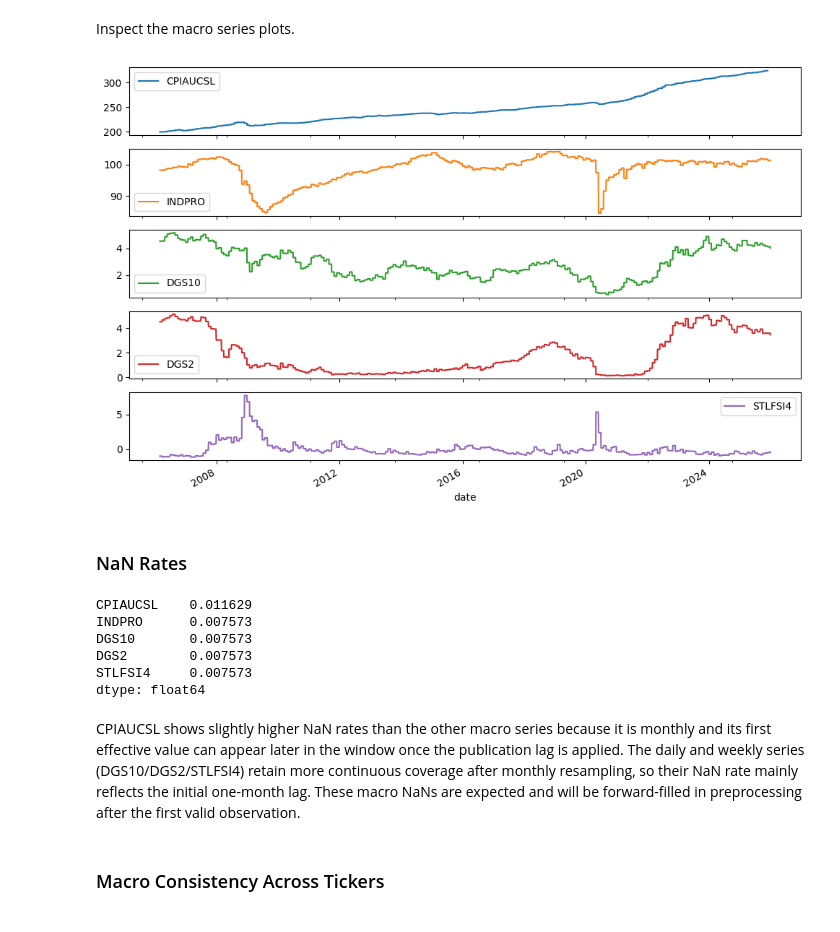
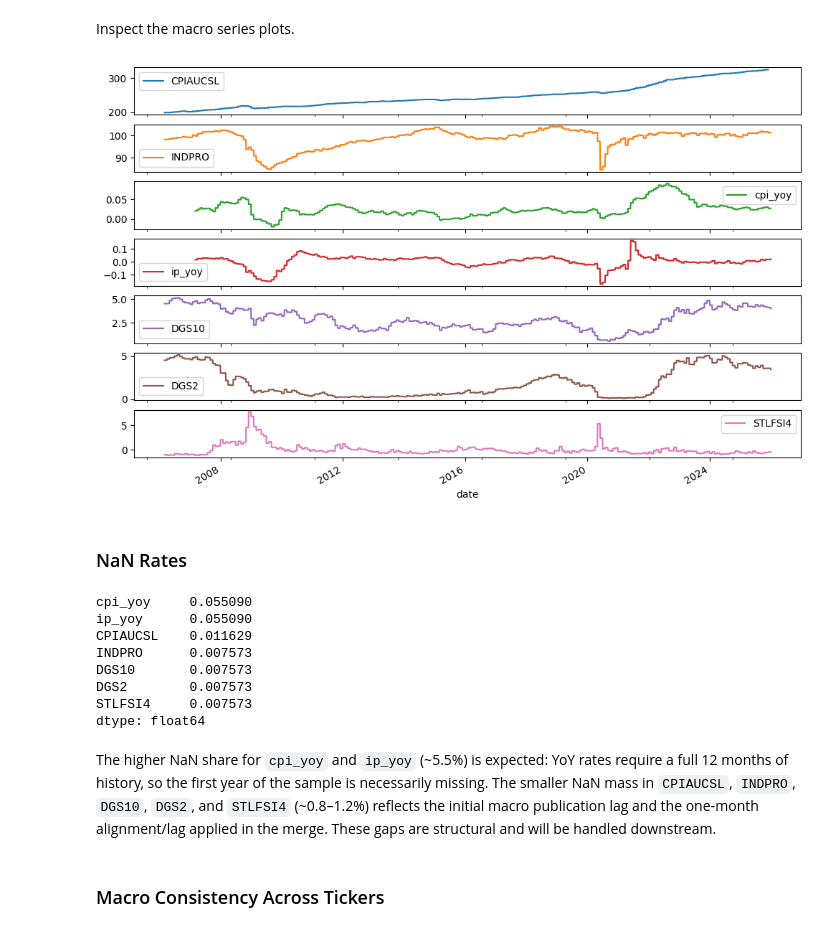
Before and after one commit to IgorDragone/hybrid-stock-prediction-thesis, a Jupyter notebook: notebooks/01_db_build.ipynb, the cells around one changed output. Drawn from its saved outputs; the diff is of its cells as text; code cells hidden in the pictures.

Commit message:
first nb done, second left

```diff
--- a/notebooks/01_db_build.ipynb
+++ b/notebooks/01_db_build.ipynb
@@ -751,20 +835,22 @@ AEP | matched rows: 5030 | ok rate: 1.00
 # %% [markdown]
 Inspect the macro series plots.
 # %%
-macro_cols = ["CPIAUCSL", "INDPRO", "DGS10", "DGS2", "STLFSI4"]
+macro_cols = ["CPIAUCSL", "INDPRO", "cpi_yoy", "ip_yoy", "DGS10", "DGS2", "STLFSI4"]
 aapl = df[df["ticker"]=="AAPL"].set_index("date")
 aapl_macro = aapl[macro_cols]
 
 aapl_macro.plot(subplots=True, figsize=(12,8))
 plt.show()
 # %% [output]
-[figure, old version]
+[figure, new version]
 # %% [markdown]
 ### NaN Rates
 # %%
 macro_na_rates = df[macro_cols].isna().mean().sort_values(ascending=False)
 display(macro_na_rates)
 # %% [output]
+cpi_yoy     0.055090
+ip_yoy      0.055090
 CPIAUCSL    0.011629
 INDPRO      0.007573
 DGS10       0.007573
@@ -772,11 +858,7 @@ DGS2        0.007573
 STLFSI4     0.007573
 dtype: float64
 # %% [markdown]
-CPIAUCSL shows slightly higher NaN rates than the other macro series because it is monthly and its
-first effective value can appear later in the window once the publication lag is applied. The daily
-and weekly series (DGS10/DGS2/STLFSI4) retain more continuous coverage after monthly resampling, so
-their NaN rate mainly reflects the initial one-month lag. These macro NaNs are expected and will be
-forward-filled in preprocessing after the first valid observation.
+The higher NaN share for `cpi_yoy` and `ip_yoy` (~5.5%) is expected: YoY rates require a full 12 months of history, so the first year of the sample is necessarily missing. The smaller NaN mass in `CPIAUCSL`, `INDPRO`, `DGS10`, `DGS2`, and `STLFSI4` (~0.8–1.2%) reflects the initial macro publication lag and the one‑month alignment/lag applied in the merge. These gaps are structural and will be handled downstream.
 # %% [markdown]
 ### Macro Consistency Across Tickers
 # %% [markdown]
```
Also changed, not shown: parts of 17 cells of this notebook.
